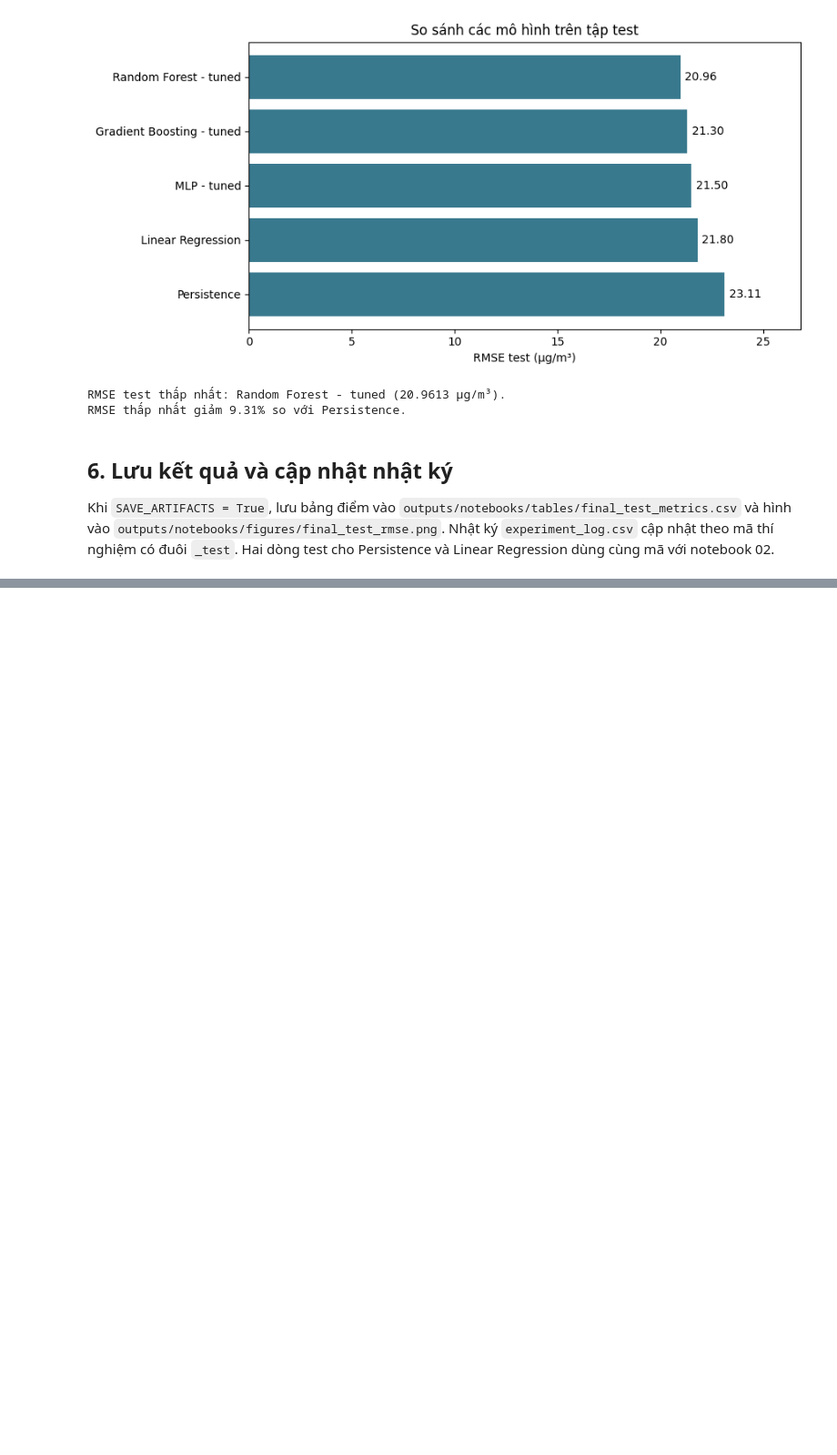
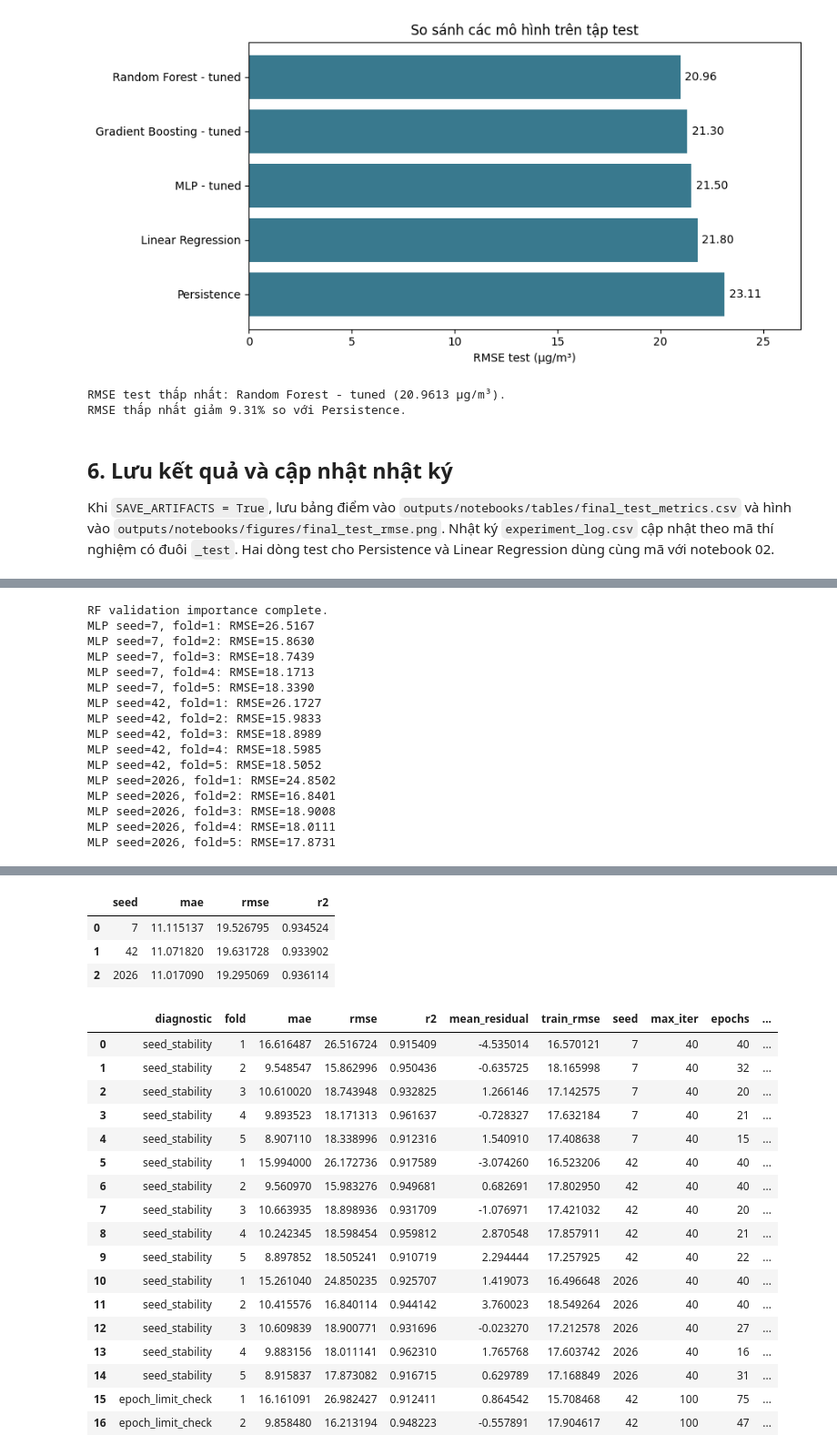
Before and after one commit to bjruly/sgu_finalproject_machinelearning_2026-2027, a Jupyter notebook: notebooks/08_final_evaluation.ipynb, the cells around one changed output, grey strips where cells are left out. Shown at 91% size. Saved outputs shown, nothing was run; the diff lists cells and outputs as text; code cells hidden in the pictures; blank space fills up the shorter version.

```diff
--- a/notebooks/08_final_evaluation.ipynb
+++ b/notebooks/08_final_evaluation.ipynb
@@ -202,0 +252,28 @@ if SAVE_ARTIFACTS:
+# %%
+from src.validation_diagnostics import run_diagnostics
+
+if SAVE_ARTIFACTS:
+    diagnostic_tables = run_diagnostics(return_tables=True)
+    display(diagnostic_tables["rf_group_permutation_importance.csv"])
+    display(diagnostic_tables["mlp_seed_summary.csv"])
+    display(diagnostic_tables["mlp_validation_diagnostics.csv"])
+else:
+    diagnostic_tables = {}
+    print("SAVE_ARTIFACTS=False: không chạy phần chẩn đoán có ghi file.")
+# %% [output]
+RF validation importance complete.
+MLP seed=7, fold=1: RMSE=26.5167
+MLP seed=7, fold=2: RMSE=15.8630
+MLP seed=7, fold=3: RMSE=18.7439
+MLP seed=7, fold=4: RMSE=18.1713
+MLP seed=7, fold=5: RMSE=18.3390
+MLP seed=42, fold=1: RMSE=26.1727
+MLP seed=42, fold=2: RMSE=15.9833
+MLP seed=42, fold=3: RMSE=18.8989
+MLP seed=42, fold=4: RMSE=18.5985
+MLP seed=42, fold=5: RMSE=18.5052
+MLP seed=2026, fold=1: RMSE=24.8502
+MLP seed=2026, fold=2: RMSE=16.8401
+MLP seed=2026, fold=3: RMSE=18.9008
+MLP seed=2026, fold=4: RMSE=18.0111
+MLP seed=2026, fold=5: RMSE=17.8731
@@ -202,0 +287,22 @@ if SAVE_ARTIFACTS:
+|  | seed | mae | rmse | r2 |
+| 0 | 7 | 11.115137 | 19.526795 | 0.934524 |
+| 1 | 42 | 11.071820 | 19.631728 | 0.933902 |
+| 2 | 2026 | 11.017090 | 19.295069 | 0.936114 |
+|  | diagnostic | fold | mae | rmse | r2 | mean_residual | train_rmse | seed | max_iter | epochs | ... |
+| 0 | seed_stability | 1 | 16.616487 | 26.516724 | 0.915409 | -4.535014 | 16.570121 | 7 | 40 | 40 | ... |
+| 1 | seed_stability | 2 | 9.548547 | 15.862996 | 0.950436 | -0.635725 | 18.165998 | 7 | 40 | 32 | ... |
+| 2 | seed_stability | 3 | 10.610020 | 18.743948 | 0.932825 | 1.266146 | 17.142575 | 7 | 40 | 20 | ... |
+| 3 | seed_stability | 4 | 9.893523 | 18.171313 | 0.961637 | -0.728327 | 17.632184 | 7 | 40 | 21 | ... |
+| 4 | seed_stability | 5 | 8.907110 | 18.338996 | 0.912316 | 1.540910 | 17.408638 | 7 | 40 | 15 | ... |
+| 5 | seed_stability | 1 | 15.994000 | 26.172736 | 0.917589 | -3.074260 | 16.523206 | 42 | 40 | 40 | ... |
+| 6 | seed_stability | 2 | 9.560970 | 15.983276 | 0.949681 | 0.682691 | 17.802950 | 42 | 40 | 40 | ... |
+| 7 | seed_stability | 3 | 10.663935 | 18.898936 | 0.931709 | -1.076971 | 17.421032 | 42 | 40 | 20 | ... |
+| 8 | seed_stability | 4 | 10.242345 | 18.598454 | 0.959812 | 2.870548 | 17.857911 | 42 | 40 | 21 | ... |
+| 9 | seed_stability | 5 | 8.897852 | 18.505241 | 0.910719 | 2.294444 | 17.257925 | 42 | 40 | 22 | ... |
+| 10 | seed_stability | 1 | 15.261040 | 24.850235 | 0.925707 | 1.419073 | 16.496648 | 2026 | 40 | 40 | ... |
+| 11 | seed_stability | 2 | 10.415576 | 16.840114 | 0.944142 | 3.760023 | 18.549264 | 2026 | 40 | 40 | ... |
+| 12 | seed_stability | 3 | 10.609839 | 18.900771 | 0.931696 | -0.023270 | 17.212578 | 2026 | 40 | 27 | ... |
+| 13 | seed_stability | 4 | 9.883156 | 18.011141 | 0.962310 | 1.765768 | 17.603742 | 2026 | 40 | 16 | ... |
+| 14 | seed_stability | 5 | 8.915837 | 17.873082 | 0.916715 | 0.629789 | 17.168849 | 2026 | 40 | 31 | ... |
+| 15 | epoch_limit_check | 1 | 16.161091 | 26.982427 | 0.912411 | 0.864542 | 15.708468 | 42 | 100 | 75 | ... |
+| 16 | epoch_limit_check | 2 | 9.858480 | 16.213194 | 0.948223 | -0.557891 | 17.904617 | 42 | 100 | 47 | ... |
```
Also changed, not shown: parts of 10 cells of this notebook, 16 other files.
